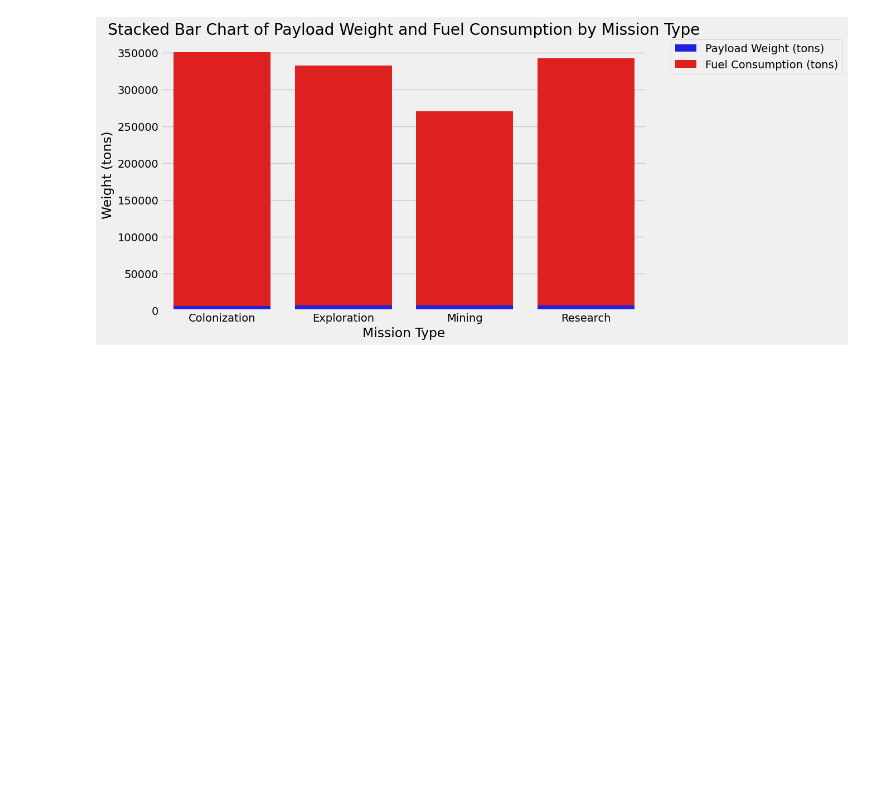
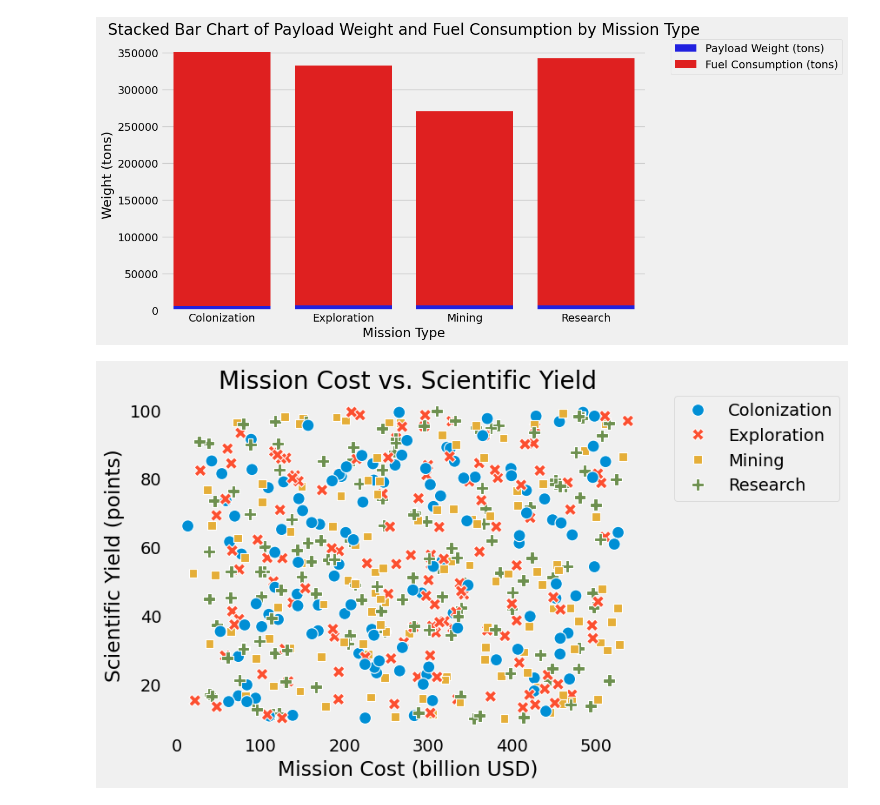
Before and after one commit to HMurawski/space_missions, a Jupyter notebook: main.ipynb, the cells around one changed output. Saved outputs shown, nothing was run; the diff lists cells and outputs as text; code cells hidden in the pictures; blank space fills up the shorter version.

```diff
--- a/main.ipynb
+++ b/main.ipynb
@@ -286,3 +286,13 @@ plt.legend(bbox_to_anchor=(1.05, 1), loc=2, borderaxespad=0)
 plt.show()
 # %% [output]
 [figure]
+# %%
+sns.scatterplot(x='Mission Cost (billion USD)', y='Scientific Yield (points)', data=df, hue='Mission Type', style='Mission Type', s=100)
+plt.title('Mission Cost vs. Scientific Yield')
+plt.xlabel('Mission Cost (billion USD)')
+plt.ylabel('Scientific Yield (points)')
+plt.grid()
+plt.legend(bbox_to_anchor=(1.05, 1), loc=2, borderaxespad=0)
+plt.show()
+# %% [output]
+[figure, added]
```
Also changed, not shown: parts of 4 cells of this notebook.
